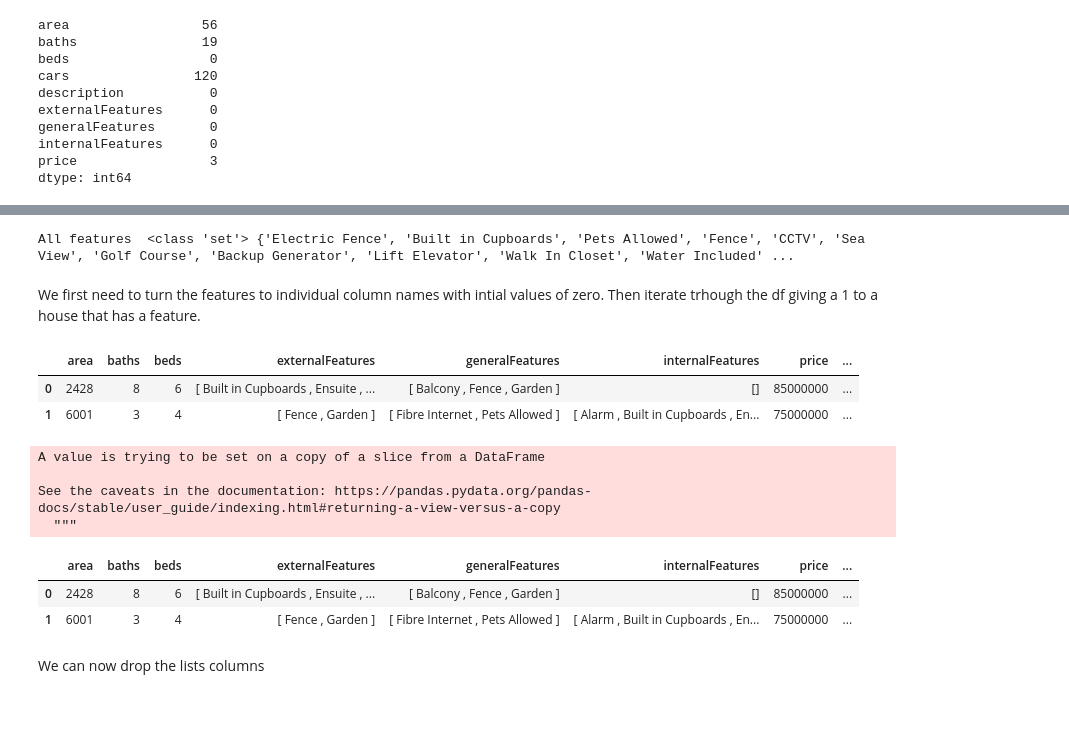
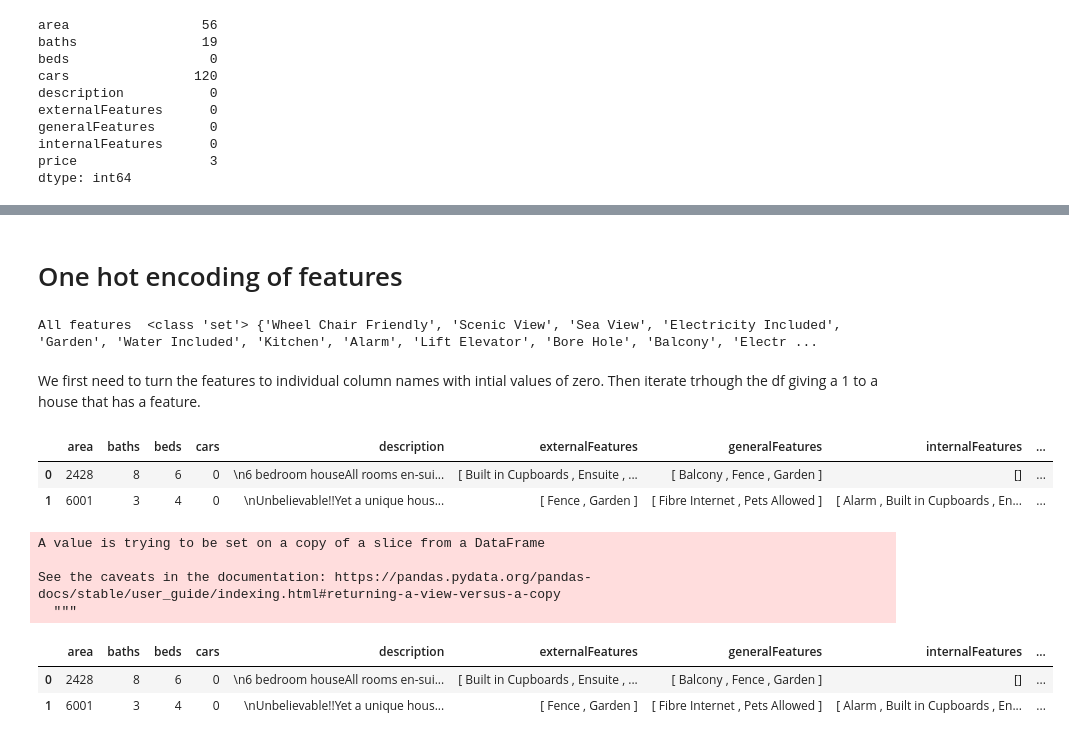
Before and after one commit to wamaithaNyamu/RUNDAHOUSES, a Jupyter notebook: Runda_Houses.ipynb, the cells around one changed output, grey strips where cells are left out. Saved outputs shown, nothing was run; the diff lists cells and outputs as text; code cells hidden in the pictures; blank space fills up the shorter version.

Commit message:
Runda houses quantile binning and one hot encoding

```diff
--- a/Runda_Houses.ipynb
+++ b/Runda_Houses.ipynb
@@ -361,3 +91,0 @@ dtype: int64
-# %%
-# drop columns where baths is 0
-df = df[df.baths != 0]
@@ -396,4 +91,0 @@ df.head(10)
-# %%
-length_of_df = len(df)
-
-df.reset_index(drop=True, inplace=True)
@@ -435,0 +119,6 @@ The features as they are do not provide the needed value and as such we will spl
+# %%
+
+
+quantile_list = [0, .25, .5, .75, 1.]
+quantiles = df['price'].quantile(quantile_list)
+quantiles
@@ -435,0 +146,6 @@ The features as they are do not provide the needed value and as such we will spl
+# %%
+quantile_labels = ['Low', 'Fair', 'Medium', 'High']
+df['price_class'] = pd.qcut(df['price'],  q=quantile_list)
+df['price_class_label'] = pd.qcut(df['price'],
+                                                 q=quantile_list, labels=quantile_labels)
+df.head(10)
@@ -436,3 +164,5 @@ The features as they are do not provide the needed value and as such we will spl
+# %% [markdown]
+# One hot encoding of features
 # %%
 # convert to lists
 from ast import literal_eval
@@ -448,7 +178,7 @@ def get_all_features(text):
    all_features.add(text[i].strip())
 
 
-for i in range(length_of_df):
+for i in range(len(df)):
   get_all_features(df['generalFeatures'][i])
   get_all_features(df['internalFeatures'][i])
   get_all_features(df['externalFeatures'][i])
@@ -456,19 +186,19 @@ for i in range(length_of_df):
 
 print("All features ", type(all_features),  all_features)
 # %% [output]
-All features  <class 'set'> {'Electric Fence', 'Built in Cupboards', 'Pets Allowed', 'Fence', 'CCTV', 'Sea View', 'Golf Course', 'Backup Generator', 'Lift Elevator', 'Walk In Closet', 'Water Included' ...
+All features  <class 'set'> {'Wheel Chair Friendly', 'Scenic View', 'Sea View', 'Electricity Included', 'Garden', 'Water Included', 'Kitchen', 'Alarm', 'Lift Elevator', 'Bore Hole', 'Balcony', 'Electr ...
 # %% [markdown]
 We first need to turn the features to individual column names with intial values of zero. Then iterate trhough the df giving a 1 to a house that has a feature.
 # %%
 # turn all features to column names
 for feature in all_features:
-  df[feature] = [0] * length_of_df
+  df[feature] = [0] * len(df)
 
 df.head(2)
 # %% [output]
-|  | area | baths | beds | externalFeatures | generalFeatures | internalFeatures | price | ... |
-| 0 | 2428 | 8 | 6 | [ Built in Cupboards , Ensuite , ... | [ Balcony , Fence , Garden ] | [] | 85000000 | ... |
-| 1 | 6001 | 3 | 4 | [ Fence , Garden ] | [ Fibre Internet , Pets Allowed ] | [ Alarm , Built in Cupboards , En... | 75000000 | ... |
+|  | area | baths | beds | cars | description | externalFeatures | generalFeatures | internalFeatures | ... |
+| 0 | 2428 | 8 | 6 | 0 | \n6 bedroom houseAll rooms en-sui... | [ Built in Cupboards , Ensuite , ... | [ Balcony , Fence , Garden ] | [] | ... |
+| 1 | 6001 | 3 | 4 | 0 | \nUnbelievable!!Yet a unique hous... | [ Fence , Garden ] | [ Fibre Internet , Pets Allowed ] | [ Alarm , Built in Cupboards , En... | ... |
 # %%
 def populate_feature( j, text):
    for i in range(len(text)):
@@ -476,7 +206,7 @@ def populate_feature( j, text):
 
      df[a][j] = 1
 
-for i in range(length_of_df):
+for i in range(len(df)):
   populate_feature(i ,df['generalFeatures'][i])
   populate_feature(i , df['internalFeatures'][i])
   populate_feature(i ,df['externalFeatures'][i])
@@ -487,8 +217,6 @@ A value is trying to be set on a copy of a slice from a DataFrame
 
 See the caveats in the documentation: https://pandas.pydata.org/pandas-docs/stable/user_guide/indexing.html#returning-a-view-versus-a-copy
   """
-|  | area | baths | beds | externalFeatures | generalFeatures | internalFeatures | price | ... |
-| 0 | 2428 | 8 | 6 | [ Built in Cupboards , Ensuite , ... | [ Balcony , Fence , Garden ] | [] | 85000000 | ... |
-| 1 | 6001 | 3 | 4 | [ Fence , Garden ] | [ Fibre Internet , Pets Allowed ] | [ Alarm , Built in Cupboards , En... | 75000000 | ... |
+|  | area | baths | beds | cars | description | externalFeatures | generalFeatures | internalFeatures | ... |
+| 0 | 2428 | 8 | 6 | 0 | \n6 bedroom houseAll rooms en-sui... | [ Built in Cupboards , Ensuite , ... | [ Balcony , Fence , Garden ] | [] | ... |
+| 1 | 6001 | 3 | 4 | 0 | \nUnbelievable!!Yet a unique hous... | [ Fence , Garden ] | [ Fibre Internet , Pets Allowed ] | [ Alarm , Built in Cupboards , En... | ... |
-# %% [markdown]
-We can now drop the lists columns
```
Also changed, not shown: parts of 89 cells of this notebook.
